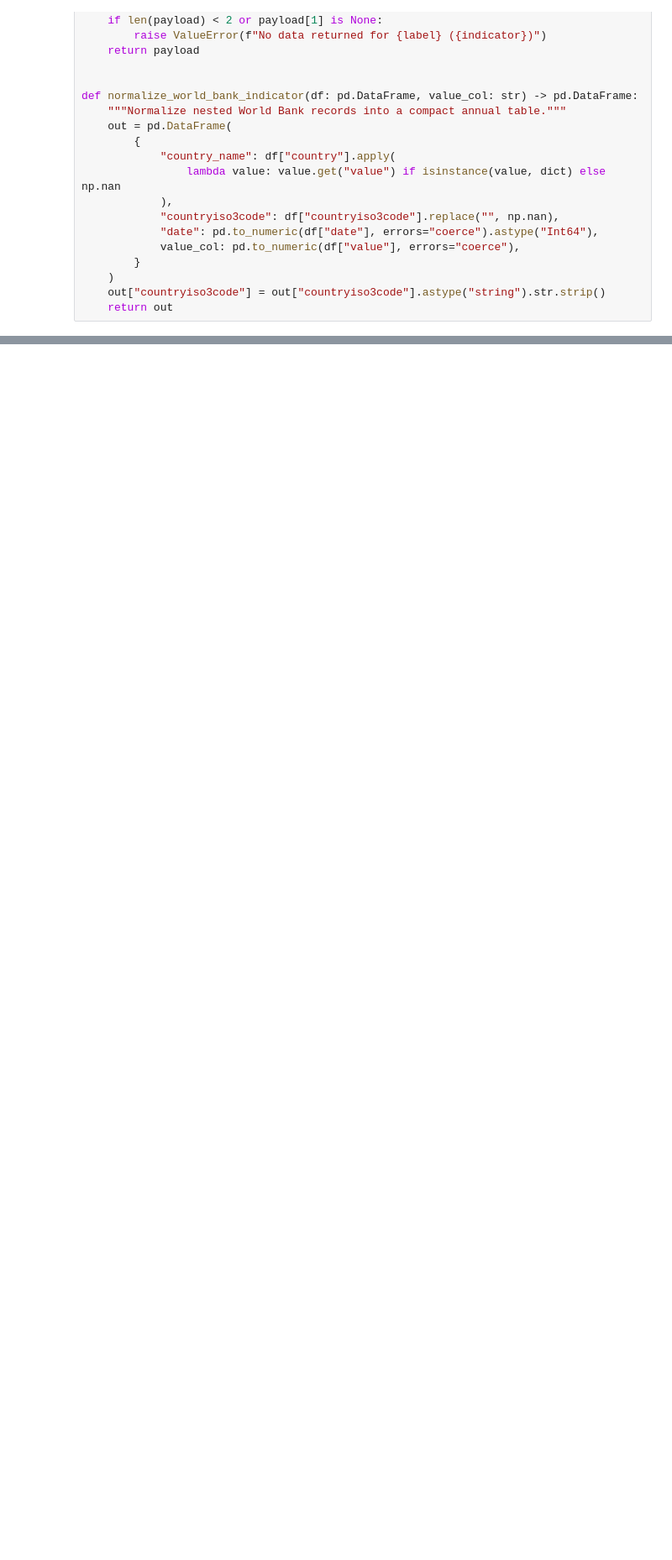
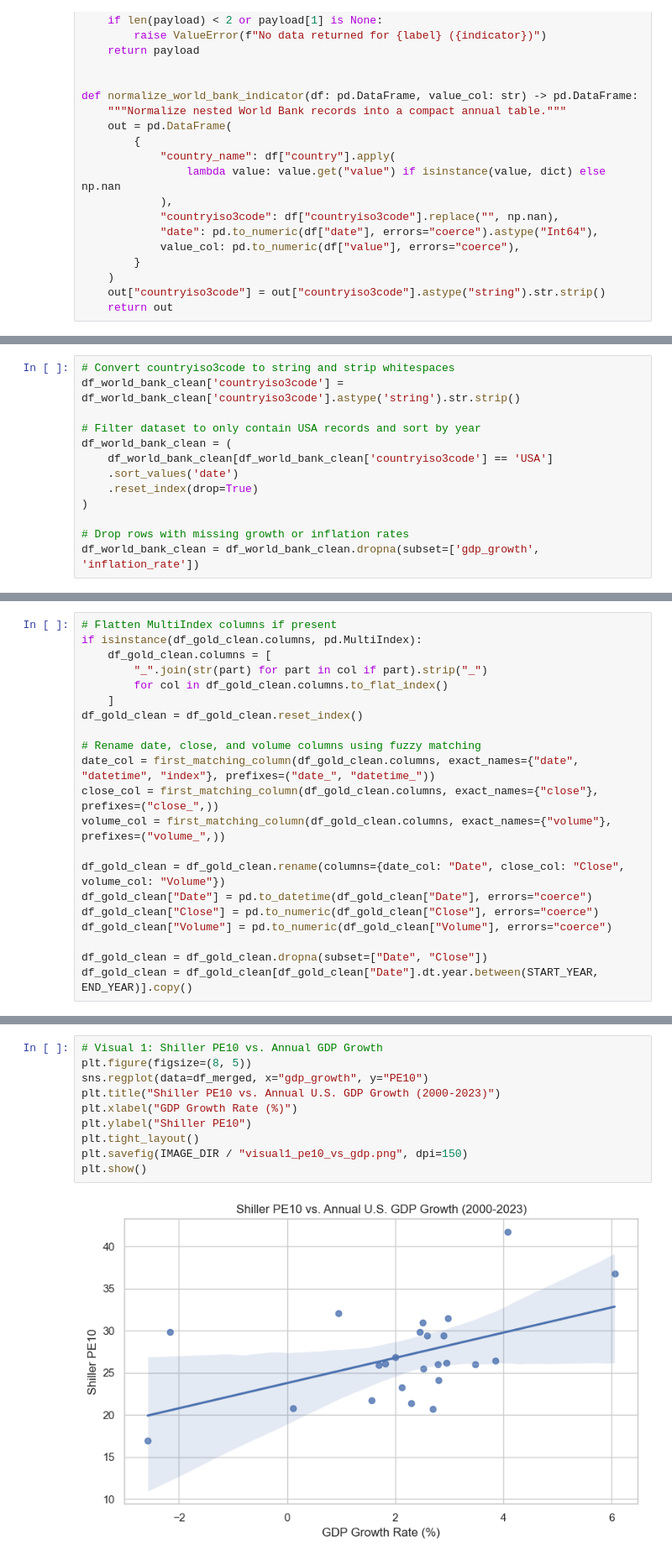
Before and after one commit to luisjfeliu/data-analysis-wrangling-macro-stocks, a Jupyter notebook: Data_Wrangling_Project_Starter.ipynb, the cells around one changed output, grey strips where cells are left out. Shown at 84% size. Cells and saved outputs as stored; diff of their text form; blank space fills up the shorter version.

```diff
--- a/Data_Wrangling_Project_Starter.ipynb
+++ b/Data_Wrangling_Project_Starter.ipynb
@@ -499,0 +363,13 @@ validate_outputs()
+# %%
+# Convert countryiso3code to string and strip whitespaces
+df_world_bank_clean['countryiso3code'] = df_world_bank_clean['countryiso3code'].astype('string').str.strip()
+
+# Filter dataset to only contain USA records and sort by year
+df_world_bank_clean = (
+    df_world_bank_clean[df_world_bank_clean['countryiso3code'] == 'USA']
+    .sort_values('date')
+    .reset_index(drop=True)
+)
+
+# Drop rows with missing growth or inflation rates
+df_world_bank_clean = df_world_bank_clean.dropna(subset=['gdp_growth', 'inflation_rate'])
@@ -499,0 +409,21 @@ validate_outputs()
+# %%
+# Flatten MultiIndex columns if present
+if isinstance(df_gold_clean.columns, pd.MultiIndex):
+    df_gold_clean.columns = [
+        "_".join(str(part) for part in col if part).strip("_")
+        for col in df_gold_clean.columns.to_flat_index()
+    ]
+df_gold_clean = df_gold_clean.reset_index()
+
+# Rename date, close, and volume columns using fuzzy matching
+date_col = first_matching_column(df_gold_clean.columns, exact_names={"date", "datetime", "index"}, prefixes=("date_", "datetime_"))
+close_col = first_matching_column(df_gold_clean.columns, exact_names={"close"}, prefixes=("close_",))
+volume_col = first_matching_column(df_gold_clean.columns, exact_names={"volume"}, prefixes=("volume_",))
+
+df_gold_clean = df_gold_clean.rename(columns={date_col: "Date", close_col: "Close", volume_col: "Volume"})
+df_gold_clean["Date"] = pd.to_datetime(df_gold_clean["Date"], errors="coerce")
+df_gold_clean["Close"] = pd.to_numeric(df_gold_clean["Close"], errors="coerce")
+df_gold_clean["Volume"] = pd.to_numeric(df_gold_clean["Volume"], errors="coerce")
+
+df_gold_clean = df_gold_clean.dropna(subset=["Date", "Close"])
+df_gold_clean = df_gold_clean[df_gold_clean["Date"].dt.year.between(START_YEAR, END_YEAR)].copy()
@@ -499,0 +521,12 @@ validate_outputs()
+# %%
+# Visual 1: Shiller PE10 vs. Annual GDP Growth
+plt.figure(figsize=(8, 5))
+sns.regplot(data=df_merged, x="gdp_growth", y="PE10")
+plt.title("Shiller PE10 vs. Annual U.S. GDP Growth (2000-2023)")
+plt.xlabel("GDP Growth Rate (%)")
+plt.ylabel("Shiller PE10")
+plt.tight_layout()
+plt.savefig(IMAGE_DIR / "visual1_pe10_vs_gdp.png", dpi=150)
+plt.show()
+# %% [output]
+[figure, added]
```
Also changed, not shown: parts of 94 cells of this notebook, 7 other files.
